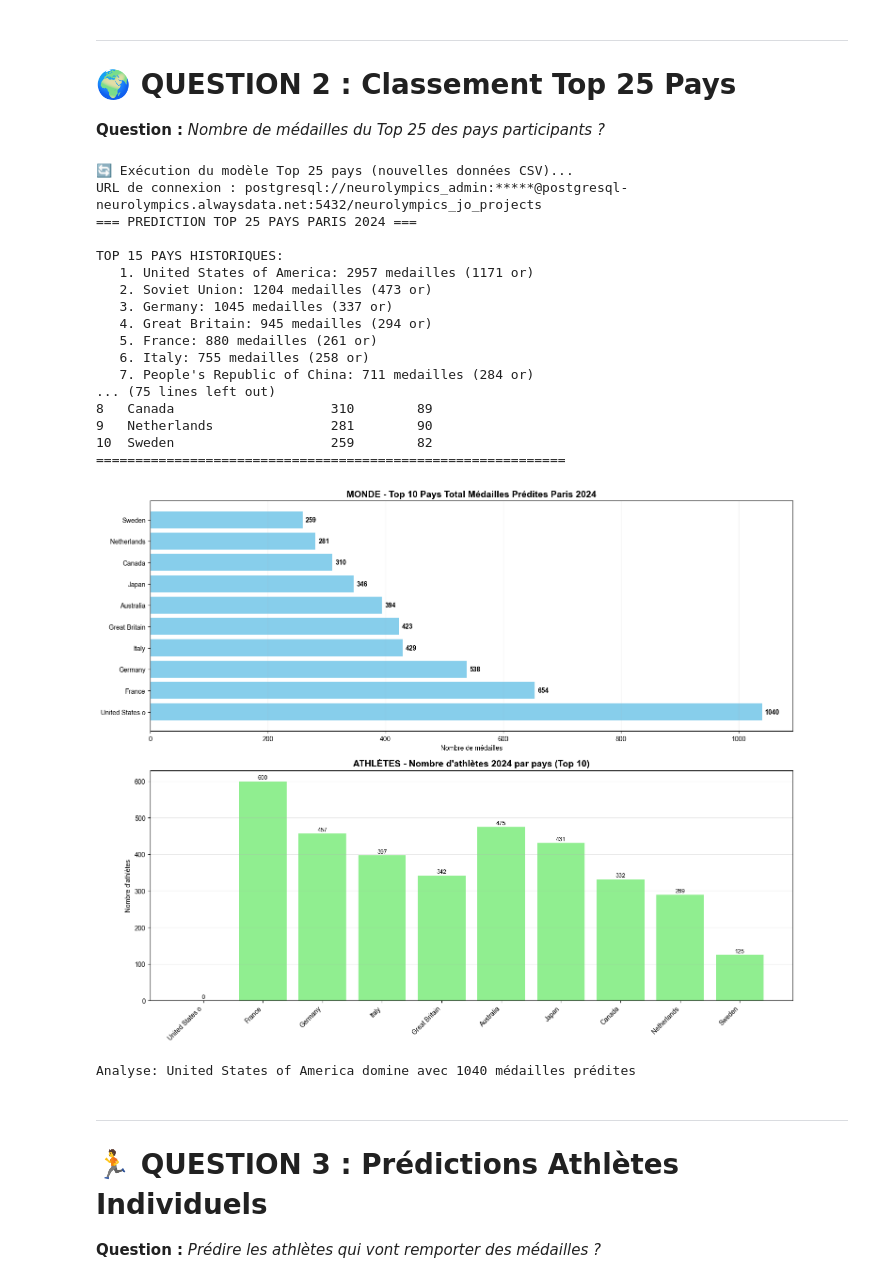
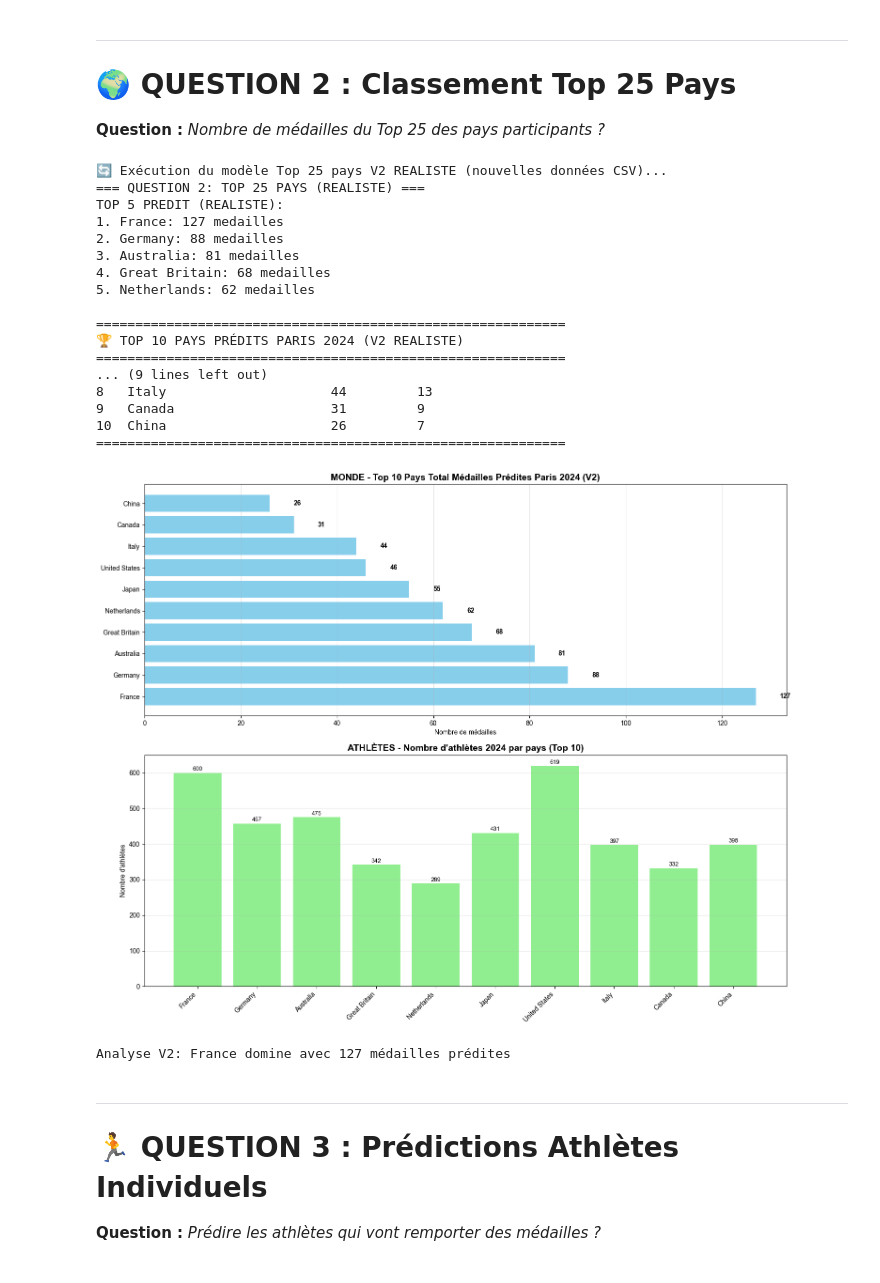
Before and after one commit to Calamia92/Neurolympics, a Jupyter notebook: notebooks/01_predictions_olympics_2024.ipynb, the cells around one changed output. Drawn from its saved outputs; the diff is of its cells as text; code cells hidden in the pictures.

```diff
--- a/notebooks/01_predictions_olympics_2024.ipynb
+++ b/notebooks/01_predictions_olympics_2024.ipynb
@@ -92,24 +100,24 @@ OK - Connexion a la base de donnees reussie !
 
 **Chargement et entraînement du modèle Random Forest unifié**
 # %%
-# Initialisation et entraînement du modèle IA Random Forest
-print("Initialisation du modele IA Random Forest...")
-predictor = OlympicsAIPredictor()
+# Initialisation et entraînement du modèle IA Random Forest V2
+print("Initialisation du modele IA Random Forest V2 ROBUSTE...")
+predictor = OlympicsAIPredictorV2()
 
 # Vérifier si un modèle pré-entraîné existe
 import os
-model_path = "models/trained/random_forest_model.pkl"
+model_path = "models/trained/random_forest_model_v2.pkl"
 
 if os.path.exists(model_path):
-    print(f"Chargement du modele pre-entraine: {model_path}")
+    print(f"Chargement du modele pre-entraine V2: {model_path}")
     predictor.load_models(model_path)
-    print("Modele charge avec succes!")
+    print("Modele V2 charge avec succes!")
 else:
-    print("Aucun modele pre-entraine trouve. Entrainement en cours...")
-    accuracy, mae = predictor.train_models()
-    print(f"Entrainement termine! Precision athletes: {accuracy:.3f}, MAE pays: {mae:.2f}")
+    print("Aucun modele V2 pre-entraine trouve. Entrainement en cours...")
+    accuracy, mae = predictor.train_robust_models()
+    print(f"Entrainement V2 termine! Precision athletes: {accuracy:.3f}, MAE pays: {mae:.2f}")
 
 print("\n" + "="*50)
-print("MODELE PRET POUR LES PREDICTIONS")
+print("MODELE V2 ROBUSTE PRET POUR LES PREDICTIONS")
 print("="*50)
 # %% [output]
@@ -198,19 +205,18 @@ Analyse IA: France devrait gagner 63 medailles selon le modele Random Forest
 
 **Question :** *Nombre de médailles du Top 25 des pays participants ?*
 # %%
-# Exécution Modèle Top 25 avec nouvelles données
-print("🔄 Exécution du modèle Top 25 pays (nouvelles données CSV)...")
-countries_predictor = Top25CountriesPredictor()
-countries_results = countries_predictor.predict_top25_countries_2024()
+# Exécution Modèle Top 25 V2 REALISTE avec nouvelles données
+print("🔄 Exécution du modèle Top 25 pays V2 REALISTE ...")
+countries_results = predictor.predict_top25_countries_realistic()
 
 # Affichage Top 10
 print("\n" + "="*60)
-print("🏆 TOP 10 PAYS PRÉDITS PARIS 2024")
+print("🏆 TOP 10 PAYS PRÉDITS PARIS 2024 (V2 REALISTE)")
 print("="*60)
 print(f"{'#':<3} {'PAYS':<25} {'MÉDAILLES':<10} {'OR':<6}")
 print("-"*60)
 
-for i, country_data in enumerate(countries_results['top_25_predictions'][:10], 1):
+for i, country_data in enumerate(countries_results[:10], 1):
     country = country_data['country'][:24]
     medals = country_data['predicted_total']
     gold = country_data['predicted_gold']
@@ -219,66 +225,66 @@ for i, country_data in enumerate(countries_results['top_25_predictions'][:10], 1
 
 print("="*60)
 # %% [output]
-🔄 Exécution du modèle Top 25 pays (nouvelles données CSV)...
-URL de connexion : postgresql://neurolympics_admin:*****@postgresql-neurolympics.alwaysdata.net:5432/neurolympics_jo_projects
-=== PREDICTION TOP 25 PAYS PARIS 2024 ===
+🔄 Exécution du modèle Top 25 pays V2 REALISTE (nouvelles données CSV)...
+=== QUESTION 2: TOP 25 PAYS (REALISTE) ===
+TOP 5 PREDIT (REALISTE):
+1. France: 127 medailles
+2. Germany: 88 medailles
+3. Australia: 81 medailles
+4. Great Britain: 68 medailles
+5. Netherlands: 62 medailles
 
-TOP 15 PAYS HISTORIQUES:
-   1. United States of America: 2957 medailles (1171 or)
-   2. Soviet Union: 1204 medailles (473 or)
-   3. Germany: 1045 medailles (337 or)
-   4. Great Britain: 945 medailles (294 or)
-   5. France: 880 medailles (261 or)
-   6. Italy: 755 medailles (258 or)
-   7. People's Republic of China: 711 medailles (284 or)
-... (75 lines left out)
-8   Canada                    310        89
-9   Netherlands               281        90
-10  Sweden                    259        82
 ============================================================
+🏆 TOP 10 PAYS PRÉDITS PARIS 2024 (V2 REALISTE)
+============================================================
+... (9 lines left out)
+8   Italy                     44         13
+9   Canada                    31         9
+10  China                     26         7
+============================================================
 # %%
 # Visualisation Top 25 pays
 fig, (ax1, ax2) = plt.subplots(2, 1, figsize=(15, 12))
 
 # Graphique 1: Top 10 pays (total médailles)
-top_10 = countries_results['top_25_predictions'][:10]
+top_10 = countries_results[:10]
 countries_names = [c['country'][:15] for c in top_10]
 countries_totals = [c['predicted_total'] for c in top_10]
 
 bars1 = ax1.barh(countries_names, countries_totals, color='skyblue')
-ax1.set_title('MONDE - Top 10 Pays Total Médailles Prédites Paris 2024', fontsize=14, fontweight='bold')
+ax1.set_title('MONDE - Top 10 Pays Total Médailles Prédites Paris 2024 (V2)', fontsize=14, fontweight='bold')
 ax1.set_xlabel('Nombre de médailles')
 ax1.grid(axis='x', alpha=0.3)
 
 # Ajouter valeurs
 for i, bar in enumerate(bars1):
     width = bar.get_width()
     ax1.text(width + 5, bar.get_y() + bar.get_height()/2,
              f'{int(width)}', ha='left', va='center', fontweight='bold')
 
 # Graphique 2: Comparaison athlètes vs médailles prédites
 athletes_2024 = [c['athletes_2024'] for c in top_10]
 
 bars2 = ax2.bar(range(len(countries_names)), athletes_2024, color='lightgreen')
 ax2.set_title('ATHLÈTES - Nombre d\'athlètes 2024 par pays (Top 10)', fontsize=14, fontweight='bold')
 ax2.set_ylabel('Nombre d\'athlètes')
 ax2.set_xticks(range(len(countries_names)))
 ax2.set_xticklabels(countries_names, rotation=45, ha='right')
 ax2.grid(axis='y', alpha=0.3)
 
 # Ajouter valeurs
 for i, bar in enumerate(bars2):
     height = bar.get_height()
     ax2.text(bar.get_x() + bar.get_width()/2., height + 2,
              f'{int(height)}', ha='center', va='bottom', fontsize=9)
 
 plt.tight_layout()
 plt.show()
 
-print(f"Analyse: {countries_results['top_25_predictions'][0]['country']} domine avec {countries_results['top_25_predictions'][0]['predicted_total']} médailles prédites")
+print(f"Analyse V2: {countries_results[0]['country']} domine avec {countries_results[0]['predicted_total']} médailles prédites")
 # %% [output]
-[figure, old version]
+[figure, new version]
-Analyse: United States of America domine avec 1040 médailles prédites
+Analyse V2: France domine avec 127 médailles prédites
 # %% [markdown]
 ---
 
```
Also changed, not shown: parts of 8 cells of this notebook.
